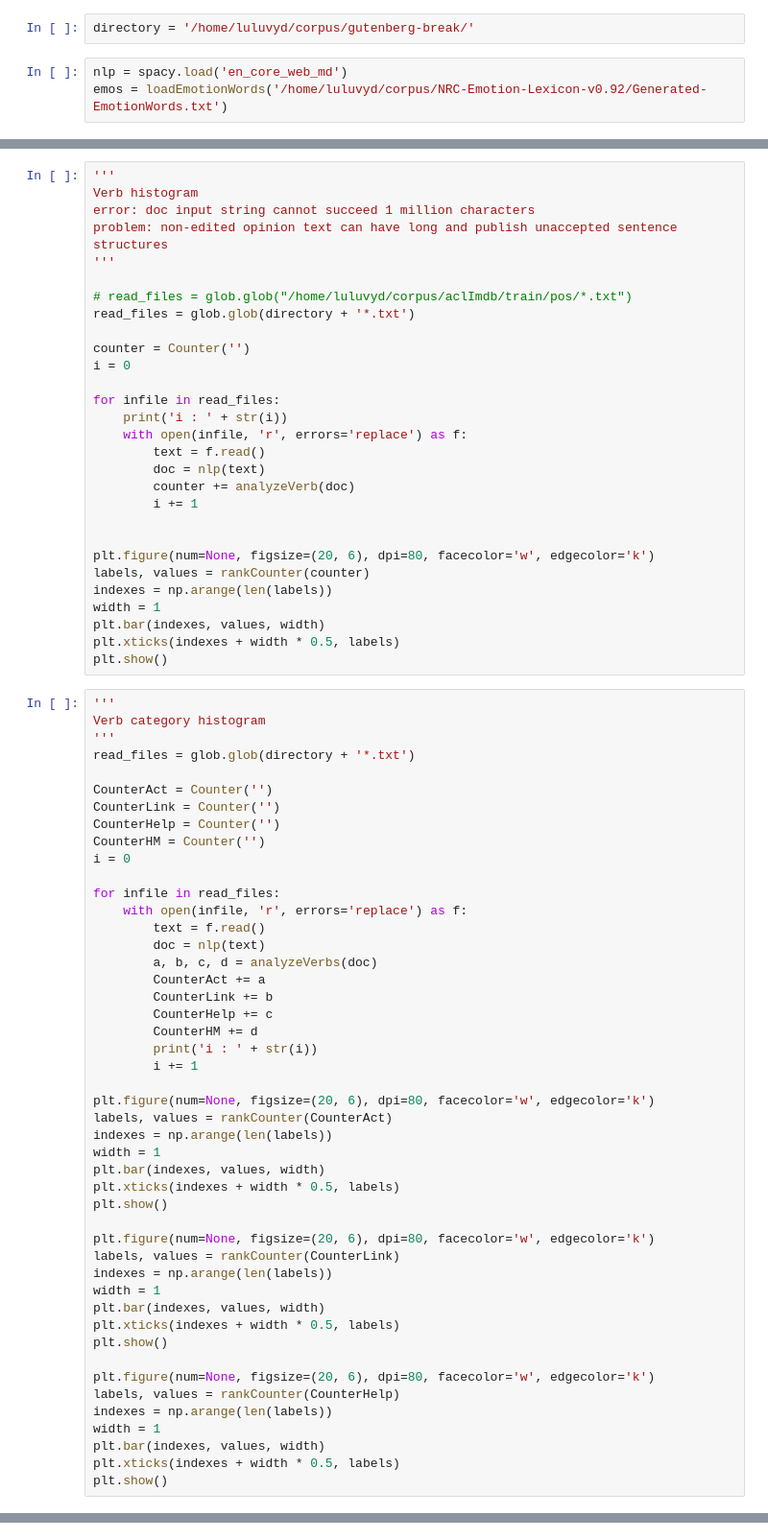
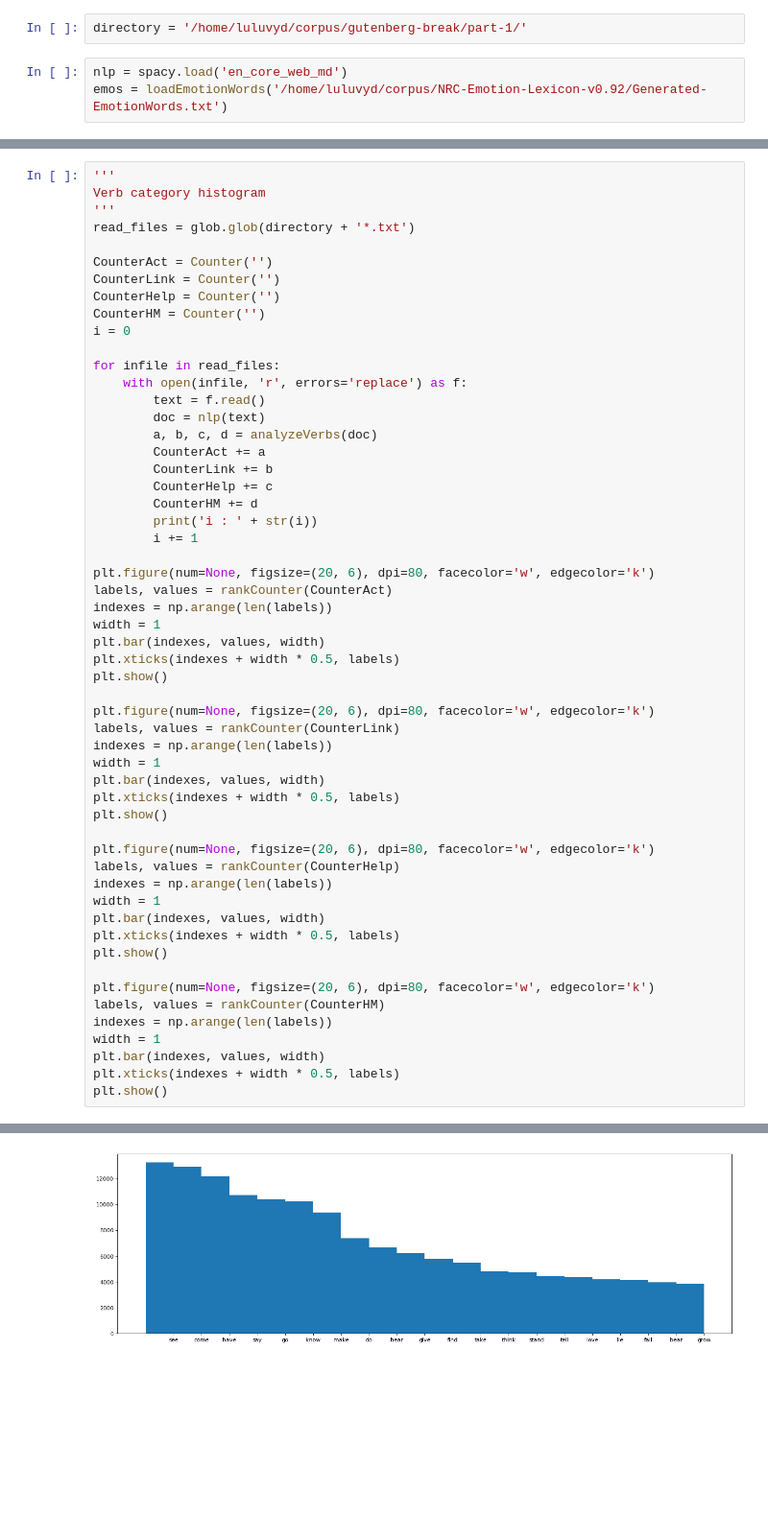
Before and after one commit to lucerne/com_metrics_chatbot, a Jupyter notebook: code/analysis/analyze_poem_gutenberg.ipynb, the cells around one changed output, grey strips where cells are left out. Shown at 96% size. Saved outputs shown, nothing was run; the diff lists cells and outputs as text; blank space fills up the shorter version.

Commit message:
analyzed one fourth of poem corpus data

```diff
--- a/code/analysis/analyze_poem_gutenberg.ipynb
+++ b/code/analysis/analyze_poem_gutenberg.ipynb
@@ -16,7 +16,7 @@ if module_path not in sys.path:
 
 from analysis_code.analyze_corpus import *
 # %%
-directory = '/home/luluvyd/corpus/gutenberg-break/'
+directory = '/home/luluvyd/corpus/gutenberg-break/part-1/'
 # %%
 nlp = spacy.load('en_core_web_md')
 emos = loadEmotionWords('/home/luluvyd/corpus/NRC-Emotion-Lexicon-v0.92/Generated-EmotionWords.txt')
@@ -155,32 +192,3 @@ plt.show()
-# %%
-'''
-Verb histogram
-error: doc input string cannot succeed 1 million characters
-problem: non-edited opinion text can have long and publish unaccepted sentence structures
-'''
-
-# read_files = glob.glob("/home/luluvyd/corpus/aclImdb/train/pos/*.txt")
-read_files = glob.glob(directory + '*.txt')
-
-counter = Counter('')
-i = 0
-
-for infile in read_files:
-    print('i : ' + str(i))
-    with open(infile, 'r', errors='replace') as f:
-        text = f.read()
-        doc = nlp(text)
-        counter += analyzeVerb(doc)
-        i += 1
-
-
-plt.figure(num=None, figsize=(20, 6), dpi=80, facecolor='w', edgecolor='k')
-labels, values = rankCounter(counter)
-indexes = np.arange(len(labels))
-width = 1
-plt.bar(indexes, values, width)
-plt.xticks(indexes + width * 0.5, labels)
-plt.show()
 # %%
 '''
 Verb category histogram
@@ -228,3 +236,12 @@ width = 1
 plt.bar(indexes, values, width)
 plt.xticks(indexes + width * 0.5, labels)
 plt.show()
+
+plt.figure(num=None, figsize=(20, 6), dpi=80, facecolor='w', edgecolor='k')
+labels, values = rankCounter(CounterHM)
+indexes = np.arange(len(labels))
+width = 1
+plt.bar(indexes, values, width)
+plt.xticks(indexes + width * 0.5, labels)
+plt.show()
+# %% [output]
@@ -230,0 +265 @@ plt.show()
+[figure, added]
```
Also changed, not shown: parts of 6 cells of this notebook.
